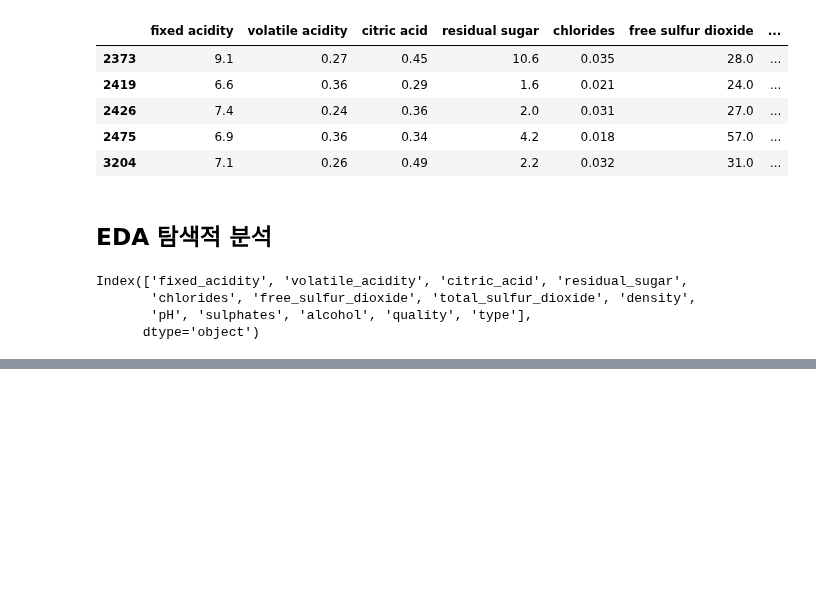
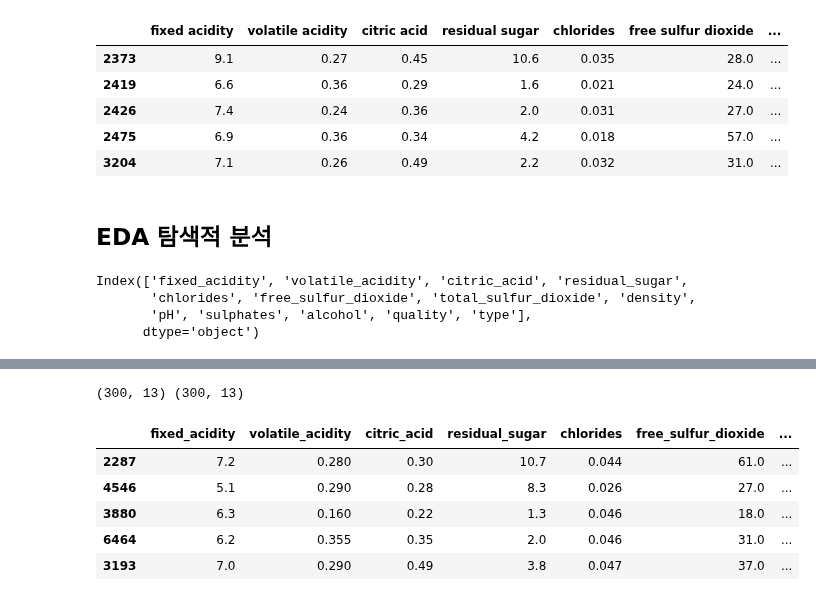
Before and after one commit to gitea0101/jupyter_note, a Jupyter notebook: dataframe/Data_ex5.ipynb, the cells around one changed output, grey strips where cells are left out. Cells and saved outputs as stored; diff of their text form; code cells hidden in the pictures; blank space fills up the shorter version.

```diff
--- a/dataframe/Data_ex5.ipynb
+++ b/dataframe/Data_ex5.ipynb
@@ -126,0 +168,16 @@ wine.groupby('type').describe()
+# %%
+red = wine[wine.type ==0]
+white = wine[wine.type ==1]
+
+red_sample = sampling(red)
+white_sample = sampling(white)
+print(red_sample.shape,white_sample.shape)
+white_sample.head()
+# %% [output]
+(300, 13) (300, 13)
+|  | fixed_acidity | volatile_acidity | citric_acid | residual_sugar | chlorides | free_sulfur_dioxide | ... |
+| 2287 | 7.2 | 0.280 | 0.30 | 10.7 | 0.044 | 61.0 | ... |
+| 4546 | 5.1 | 0.290 | 0.28 | 8.3 | 0.026 | 27.0 | ... |
+| 3880 | 6.3 | 0.160 | 0.22 | 1.3 | 0.046 | 18.0 | ... |
+| 6464 | 6.2 | 0.355 | 0.35 | 2.0 | 0.046 | 31.0 | ... |
+| 3193 | 7.0 | 0.290 | 0.49 | 3.8 | 0.047 | 37.0 | ... |
```
Also changed, not shown: parts of 11 cells of this notebook, 1 other file.
